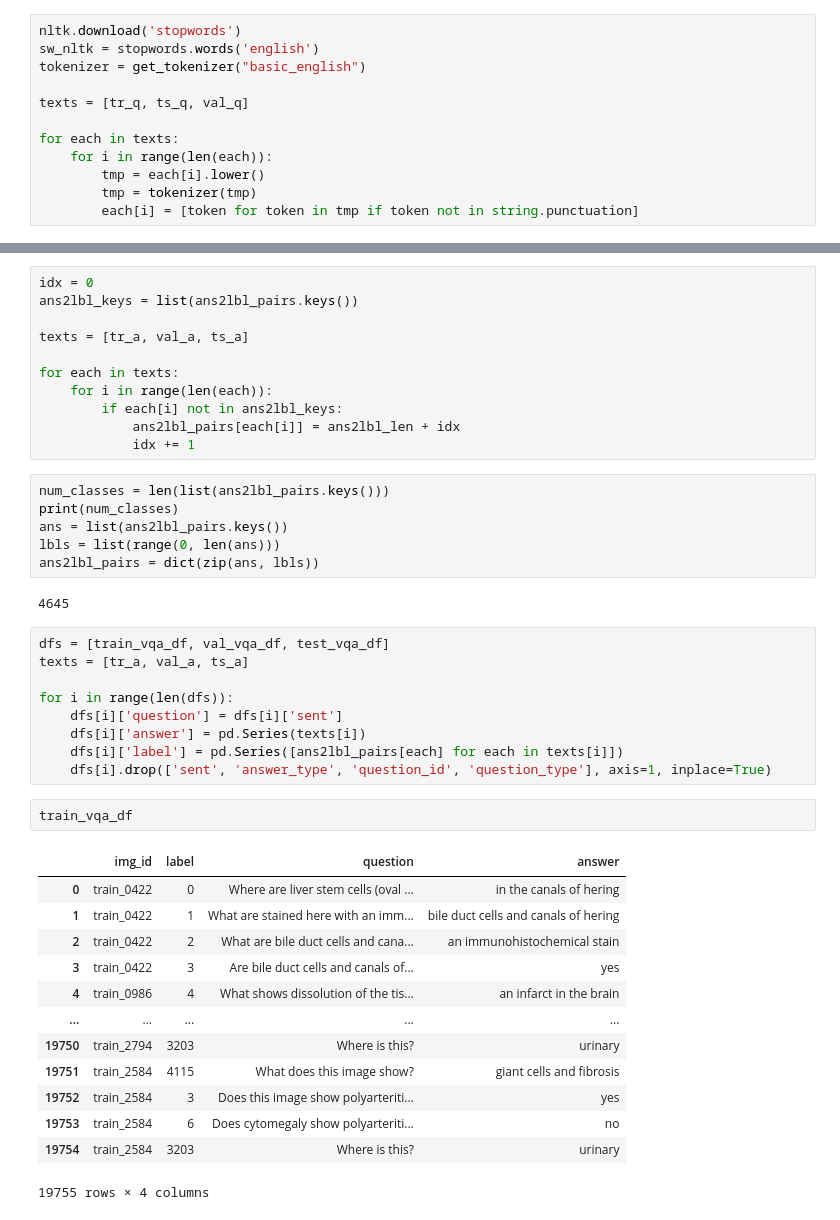
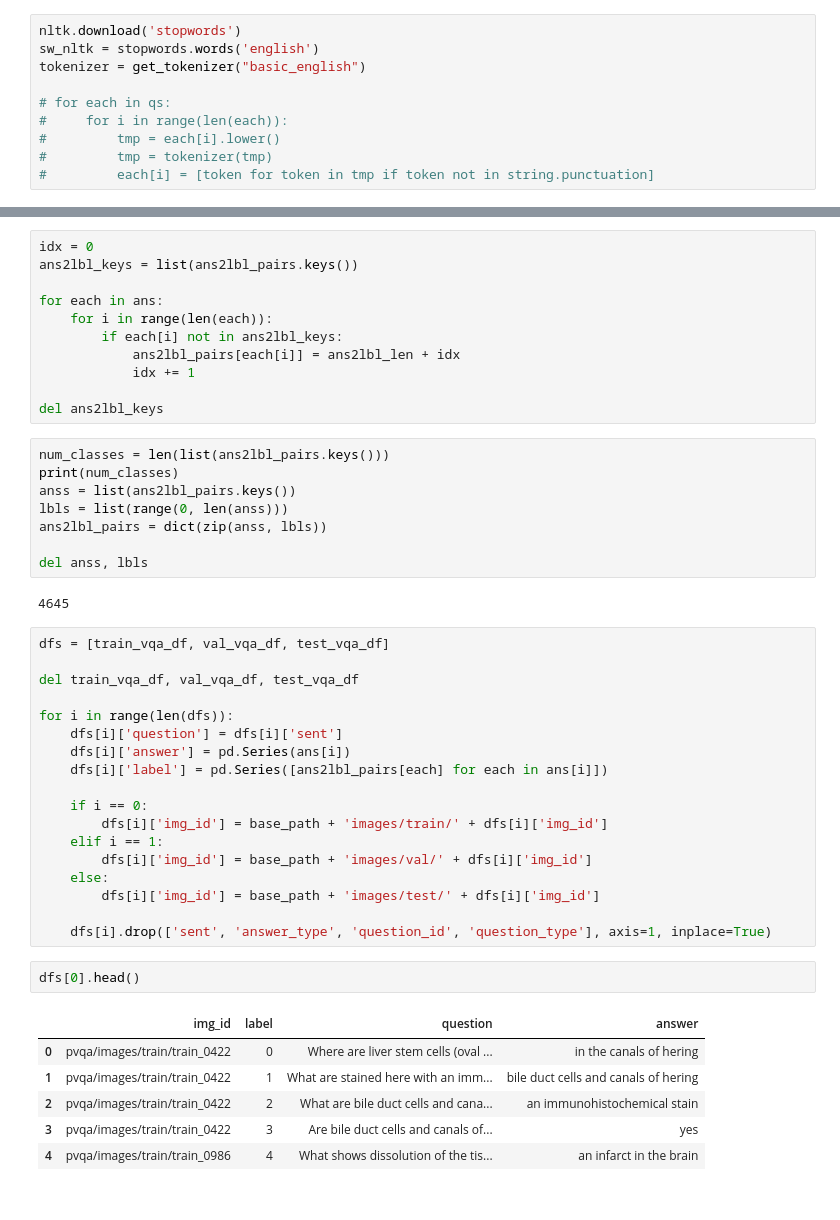
Before and after one commit to MohammadYs77/Explainable-Diabetic-Retinopathy-Detection-and-Retinal-Image-Generation, a Jupyter notebook: Code.ipynb, the cells around one changed output, grey strips where cells are left out. Saved outputs shown, nothing was run; the diff lists cells and outputs as text.

```diff
--- a/Code.ipynb
+++ b/Code.ipynb
@@ -138,13 +139,11 @@ nltk.download('stopwords')
 sw_nltk = stopwords.words('english')
 tokenizer = get_tokenizer("basic_english")
 
-texts = [tr_q, ts_q, val_q]
-
-for each in texts:
-    for i in range(len(each)):
-        tmp = each[i].lower()
-        tmp = tokenizer(tmp)
-        each[i] = [token for token in tmp if token not in string.punctuation]
+# for each in qs:
+#     for i in range(len(each)):
+#         tmp = each[i].lower()
+#         tmp = tokenizer(tmp)
+#         each[i] = [token for token in tmp if token not in string.punctuation]
 # %% [output]
 [nltk_data] Downloading package stopwords to
 [nltk_data]     C:\Users\moham\AppData\Roaming\nltk_data...
@@ -171,44 +172,48 @@ Question with minimum length in test set: 2
 idx = 0
 ans2lbl_keys = list(ans2lbl_pairs.keys())
 
-texts = [tr_a, val_a, ts_a]
-
-for each in texts:
+for each in ans:
 	for i in range(len(each)):
 		if each[i] not in ans2lbl_keys:
 			ans2lbl_pairs[each[i]] = ans2lbl_len + idx
 			idx += 1
+
+del ans2lbl_keys
 # %%
 num_classes = len(list(ans2lbl_pairs.keys()))
 print(num_classes)
-ans = list(ans2lbl_pairs.keys())
-lbls = list(range(0, len(ans)))
-ans2lbl_pairs = dict(zip(ans, lbls))
+anss = list(ans2lbl_pairs.keys())
+lbls = list(range(0, len(anss)))
+ans2lbl_pairs = dict(zip(anss, lbls))
+
+del anss, lbls
 # %% [output]
 4645
 # %%
 dfs = [train_vqa_df, val_vqa_df, test_vqa_df]
-texts = [tr_a, val_a, ts_a]
+
+del train_vqa_df, val_vqa_df, test_vqa_df
 
 for i in range(len(dfs)):
     dfs[i]['question'] = dfs[i]['sent']
-    dfs[i]['answer'] = pd.Series(texts[i])
-    dfs[i]['label'] = pd.Series([ans2lbl_pairs[each] for each in texts[i]])
+    dfs[i]['answer'] = pd.Series(ans[i])
+    dfs[i]['label'] = pd.Series([ans2lbl_pairs[each] for each in ans[i]])
+
+    if i == 0:
+        dfs[i]['img_id'] = base_path + 'images/train/' + dfs[i]['img_id']
+    elif i == 1:
+        dfs[i]['img_id'] = base_path + 'images/val/' + dfs[i]['img_id']
+    else:
+        dfs[i]['img_id'] = base_path + 'images/test/' + dfs[i]['img_id']
+
     dfs[i].drop(['sent', 'answer_type', 'question_id', 'question_type'], axis=1, inplace=True)
 # %%
-train_vqa_df
+dfs[0].head()
 # %% [output]
 |  | img_id | label | question | answer |
-| 0 | train_0422 | 0 | Where are liver stem cells (oval ... | in the canals of hering |
-| 1 | train_0422 | 1 | What are stained here with an imm... | bile duct cells and canals of hering |
-| 2 | train_0422 | 2 | What are bile duct cells and cana... | an immunohistochemical stain |
-| 3 | train_0422 | 3 | Are bile duct cells and canals of... | yes |
-| 4 | train_0986 | 4 | What shows dissolution of the tis... | an infarct in the brain |
-| ... | ... | ... | ... | ... |
-| 19750 | train_2794 | 3203 | Where is this? | urinary |
-| 19751 | train_2584 | 4115 | What does this image show? | giant cells and fibrosis |
-| 19752 | train_2584 | 3 | Does this image show polyarteriti... | yes |
-| 19753 | train_2584 | 6 | Does cytomegaly show polyarteriti... | no |
-| 19754 | train_2584 | 3203 | Where is this? | urinary |
+| 0 | pvqa/images/train/train_0422 | 0 | Where are liver stem cells (oval ... | in the canals of hering |
+| 1 | pvqa/images/train/train_0422 | 1 | What are stained here with an imm... | bile duct cells and canals of hering |
+| 2 | pvqa/images/train/train_0422 | 2 | What are bile duct cells and cana... | an immunohistochemical stain |
+| 3 | pvqa/images/train/train_0422 | 3 | Are bile duct cells and canals of... | yes |
+| 4 | pvqa/images/train/train_0986 | 4 | What shows dissolution of the tis... | an infarct in the brain |
-19755 rows × 4 columns
 # %%
```
Also changed, not shown: parts of 28 cells of this notebook.
